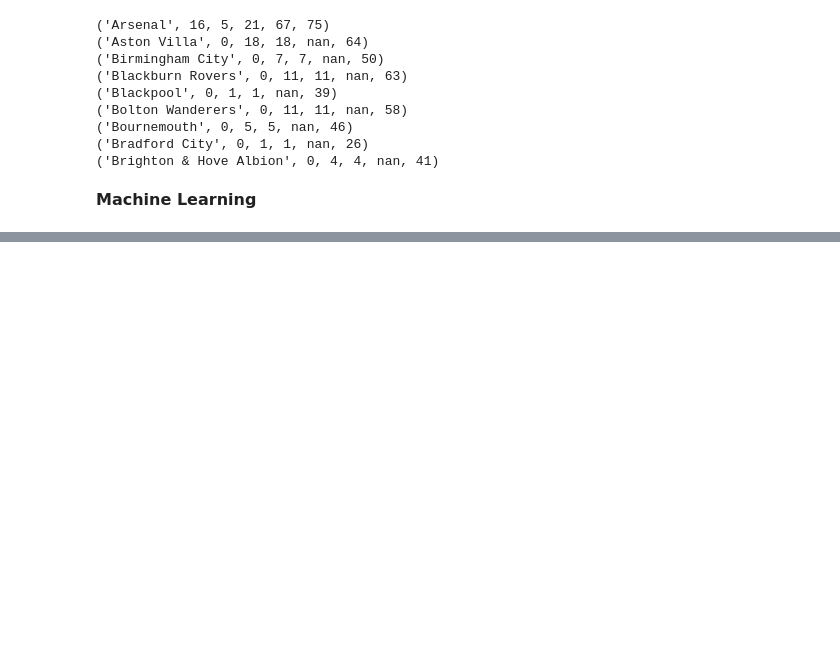
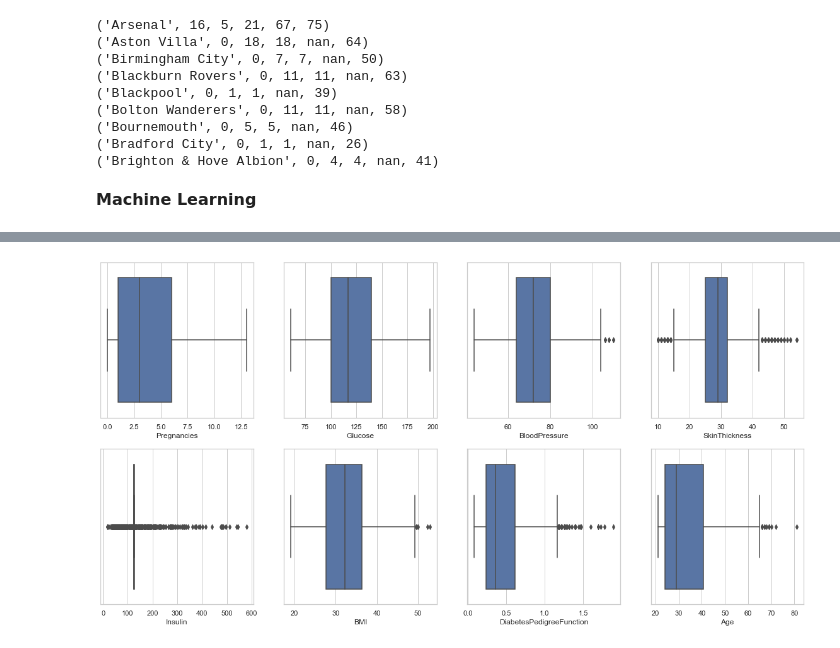
Before and after one commit to riju-s/UCD_FidelityC_Riju_Sathyan_Final_Assignment, a Jupyter notebook: Final Submission - Riju Sathyan.ipynb, the cells around one changed output, grey strips where cells are left out. Cells and saved outputs as stored; diff of their text form; code cells hidden in the pictures; blank space fills up the shorter version.

```diff
--- a/Final Submission - Riju Sathyan.ipynb
+++ b/Final Submission - Riju Sathyan.ipynb
@@ -334,0 +556,21 @@ for x in all_teams[0:9]:
+# %%
+outlier_column_name = ['Pregnancies', 'Glucose', 'BloodPressure', 'SkinThickness', 'Insulin','BMI', 'DiabetesPedigreeFunction']
+outlier_column_upper_limit = []
+outlier_column_lower_limit = []
+
+#Calculate upper and lower limits for outliers
+for c in outlier_column_name:
+    upper_limit = df[c].quantile(0.995)
+    outlier_column_upper_limit.append(upper_limit)
+    lower_limit = df[c].quantile(0.005)
+    outlier_column_lower_limit.append(lower_limit)
+    print(c, "upper limit: ",upper_limit)
+    print(c, "lower limit: ", lower_limit)
+    print(" # upper outliers:" , df[df[c] > upper_limit].shape[0] )
+    print(" # lower outliers:" , df[df[c] < lower_limit].shape[0] )
+    print("")
+
+#Remove outliers
+for x in range(len(outlier_column_name)):
+    df = df.loc[(df[outlier_column_name[x]] <= outlier_column_upper_limit[x]) &
+                (df[outlier_column_name[x]] >= outlier_column_lower_limit[x]) ]
@@ -334,0 +630,10 @@ for x in all_teams[0:9]:
+# %%
+f = plt.figure(figsize=(20,10))
+counter =1
+
+for col in df.columns[0:8]:
+    f.add_subplot(2,4,counter)
+    sns.boxplot(x=df[col])
+    counter = counter + 1
+# %% [output]
+[figure, added]
```
Also changed, not shown: parts of 46 cells of this notebook, 6 other files.
